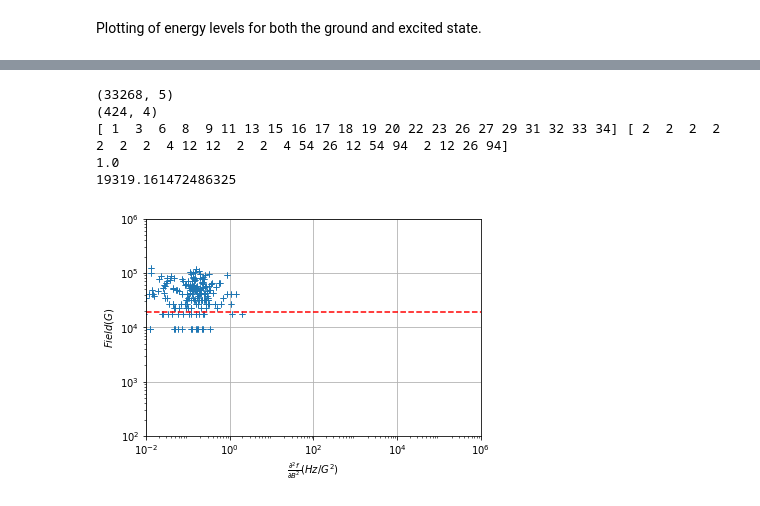
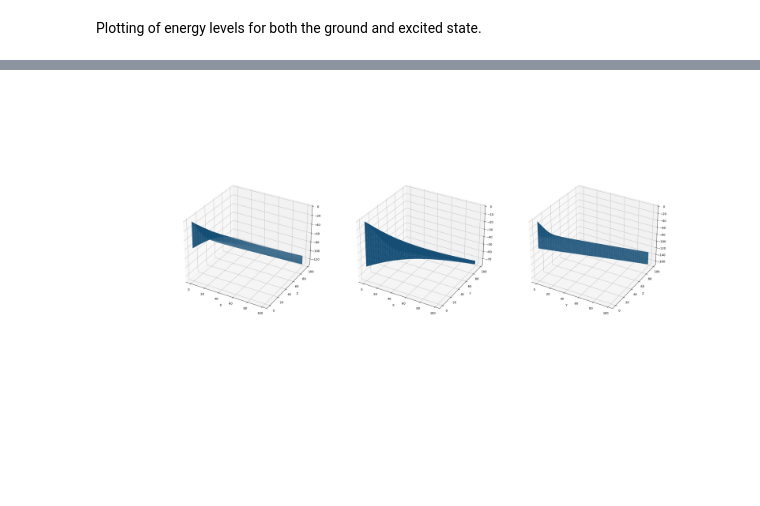
Before and after one commit to Quantum-Integration-Laboratory/qil_spin_Hamiltonian, a Jupyter notebook: Eu_YSO.ipynb, the cells around one changed output, grey strips where cells are left out. Drawn from its saved outputs; the diff is of its cells as text; code cells hidden in the pictures; blank space fills up the shorter version.

```diff
--- a/Eu_YSO.ipynb
+++ b/Eu_YSO.ipynb
@@ -83,7 +83,7 @@ phi=1*np.pi/2
 thetas=np.pi/2*np.linspace(-1,1,45)
 phis=np.pi/2*np.linspace(-1,1,45)
 #Bs=np.logspace(-3,1,200)
-Bs = np.linspace(-10,10,20)
+Bs = np.linspace(0,10,100)
 thetas = Bs
 phis = Bs
 
@@ -167,6 +167,6 @@ plt.close()
 # %%
-Ts = spin.eachElemFunc(F_S,F_S,ax=1)
-plt.plot(Bs,Ts[:,:])
+Ts = spin.eachElemFunc(FreqG,FreqG,ax=3)
+plt.plot(Bs,Ts[0,0,:,:])
 plt.show()
 plt.close()
 
@@ -194,39 +194,29 @@ print(peaks.shape)
 (1,)
 # %%
+%matplotlib widget
 
-#np.savez("1E-1_linear_grid",FG,OS_SG,CS_G)
-ps = spin.zero_crossings(OS,2)
-print(ps.shape)
-id = spin.ZEFOZidx(OS,2)
-CS = np.abs(spin.eachElemFunc(CS_G,CS_G,ax=3))
+Tslice = np.real(Ts[:,0,:,29])
+#print(Tslice)
+fig = plt.figure(figsize=(30,15))
+X,Y = np.meshgrid(Bs,Bs)
 
-print(id.shape)
-u,c = np.unique(id[:,3],return_counts=True)
-
-print(u,c)
-print((Bs[-1]-Bs[0])/len(Bs))
+#fig, ax = plt.subplots(subplot_kw={"projection": "3d"})
+ax = plt.subplot(1,3,1,projection="3d")
+ax.plot_surface(range(len(X)),range(len(Y)),Tslice)
+#ax.pcolor(X,Y,Tslice)
+ax.set_xlabel("X")
+ax.set_ylabel("Z")
+ax = plt.subplot(1,3,2,projection="3d")
+ax.plot_surface(range(len(X)),range(len(Y)),np.real(Ts[:,:,0,29]))
+ax.set_xlabel("X")
+ax.set_ylabel("Y")
+ax = plt.subplot(1,3,3,projection="3d")
+ax.plot_surface(range(len(X)),range(len(Y)),np.real(Ts[0,:,:,29]))
+ax.set_xlabel("Y")
+ax.set_ylabel("Z")
 
 
-B = np.sqrt(Bs[id[:,0]]**2+Bs[id[:,1]]**2+Bs[id[:,2]]**2)
-
-C = np.array([1.77,-0.63,-0.45])
-Cn =np.linalg.norm(C)*1E4
-print(Cn)
-
-plt.loglog(CS[tuple(id.T)]*1E1,B*1E4,'+')
-plt.loglog(np.logspace(-2,6,10),Cn*np.ones(10),'r--')
-plt.ylabel(r'$Field(G)$')
-plt.xlabel(r"$\frac{\partial^2f}{\partial B^{2}}(Hz/G^2)$")
-plt.xlim([1E-2,1E6])
-plt.ylim([1E2,1E6])
-plt.xticks([1E-2,1E0,1E2,1E4,1E6])
-plt.grid()
 plt.show()
 plt.close()
 # %% [output]
-(33268, 5)
-(424, 4)
-[ 1  3  6  8  9 11 13 15 16 17 18 19 20 22 23 26 27 29 31 32 33 34] [ 2  2  2  2  2  2  2  4 12 12  2  2  4 54 26 12 54 94  2 12 26 94]
-1.0
-19319.161472486325
-[figure, old version]
+[figure, new version]
```
Also changed, not shown: parts of 4 cells of this notebook, 6 other files.
